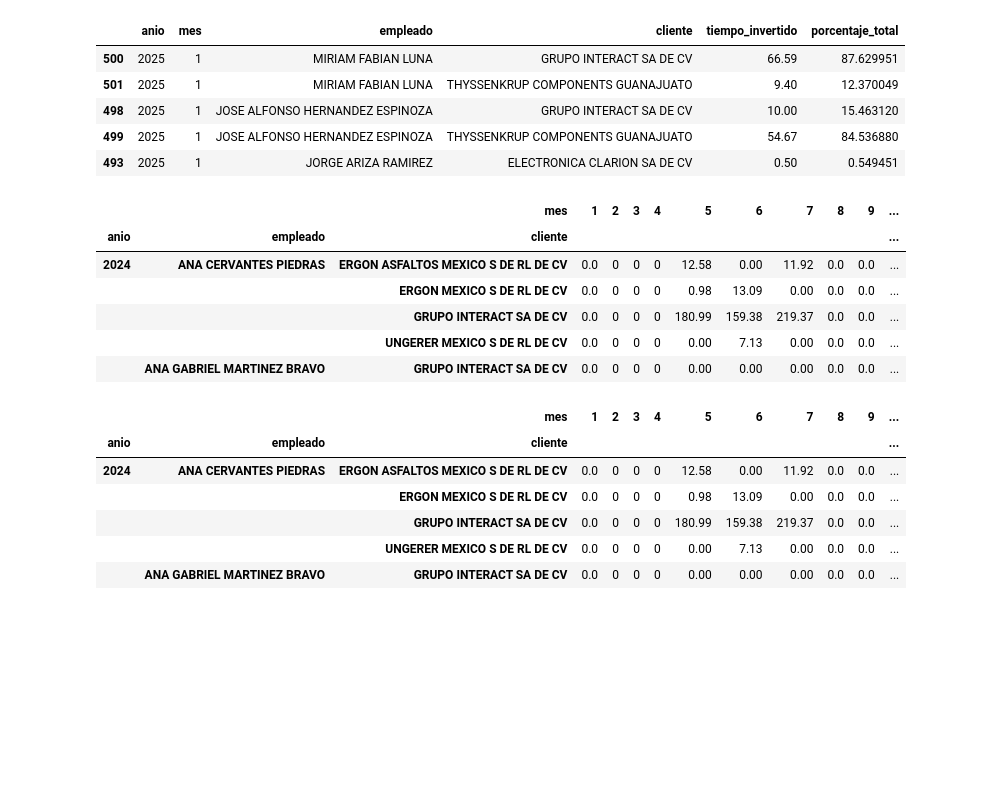
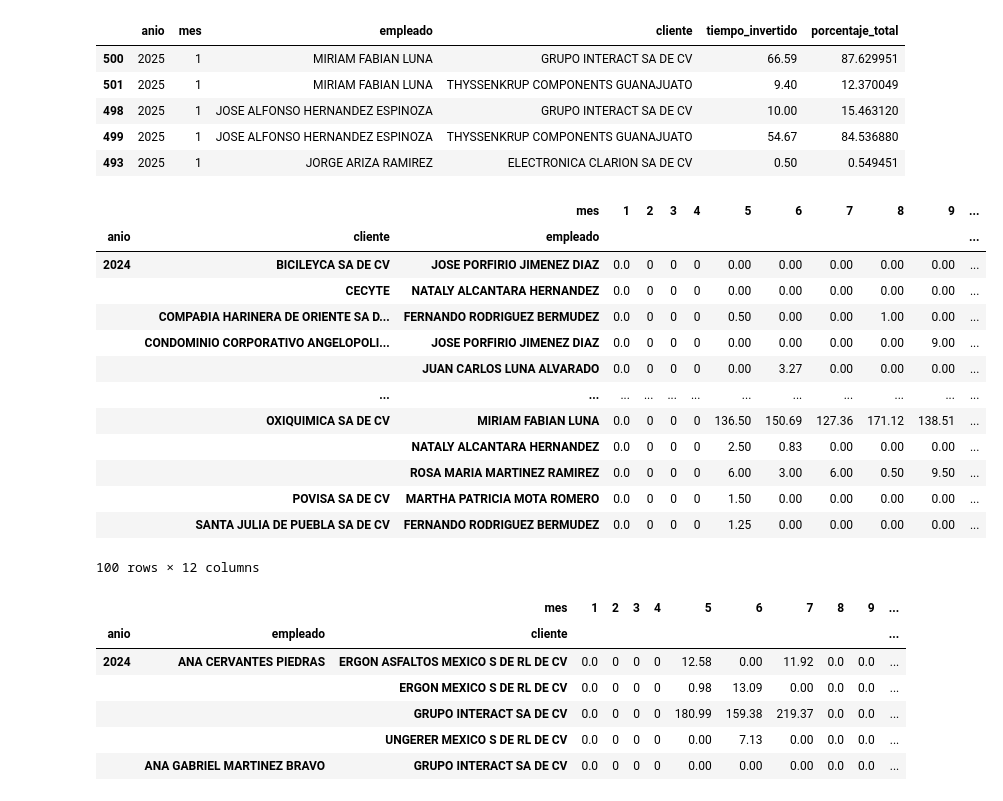
Before and after one commit to devAriza/data_gin_streamlit, a Jupyter notebook: data_analysis.ipynb, the cells around one changed output. Drawn from its saved outputs; the diff is of its cells as text; code cells hidden in the pictures; blank space fills up the shorter version.

```diff
--- a/data_analysis.ipynb
+++ b/data_analysis.ipynb
@@ -309,25 +309,32 @@ resumen.head()
 # %%
 resumen_pivot_empleado = resumen.pivot_table(index=['anio', 'empleado', 'cliente'], columns=['mes'], values='tiempo_invertido', fill_value=0)
 resumen_pivot_empresa = resumen.pivot_table(index=['anio', 'cliente', 'empleado'], columns=['mes'], values='tiempo_invertido', fill_value=0)
 
 
 new_columns = [2, 3, 4]
 for column in new_columns:
     resumen_pivot_empleado[column] = 0
     resumen_pivot_empresa[column] = 0
 
 resumen_pivot_empleado = resumen_pivot_empleado[[1, 2, 3, 4, 5, 6, 7, 8, 9, 10, 11, 12]]
 resumen_pivot_empresa = resumen_pivot_empresa[[1, 2, 3, 4, 5, 6, 7, 8, 9, 10, 11, 12]]
 
-resumen_pivot_empleado.head()
+resumen_pivot_empresa.head(100)
 # %% [output]
 |  |  | mes | 1 | 2 | 3 | 4 | 5 | 6 | 7 | 8 | 9 | ... |
-| anio | empleado | cliente |  |  |  |  |  |  |  |  |  | ... |
-| 2024 | ANA CERVANTES PIEDRAS | ERGON ASFALTOS MEXICO S DE RL DE CV | 0.0 | 0 | 0 | 0 | 12.58 | 0.00 | 11.92 | 0.0 | 0.0 | ... |
-|  |  | ERGON MEXICO S DE RL DE CV | 0.0 | 0 | 0 | 0 | 0.98 | 13.09 | 0.00 | 0.0 | 0.0 | ... |
-|  |  | GRUPO INTERACT SA DE CV | 0.0 | 0 | 0 | 0 | 180.99 | 159.38 | 219.37 | 0.0 | 0.0 | ... |
-|  |  | UNGERER MEXICO S DE RL DE CV | 0.0 | 0 | 0 | 0 | 0.00 | 7.13 | 0.00 | 0.0 | 0.0 | ... |
-|  | ANA GABRIEL MARTINEZ BRAVO | GRUPO INTERACT SA DE CV | 0.0 | 0 | 0 | 0 | 0.00 | 0.00 | 0.00 | 0.0 | 0.0 | ... |
+| anio | cliente | empleado |  |  |  |  |  |  |  |  |  | ... |
+| 2024 | BICILEYCA SA DE CV | JOSE PORFIRIO JIMENEZ DIAZ | 0.0 | 0 | 0 | 0 | 0.00 | 0.00 | 0.00 | 0.00 | 0.00 | ... |
+|  | CECYTE | NATALY ALCANTARA HERNANDEZ | 0.0 | 0 | 0 | 0 | 0.00 | 0.00 | 0.00 | 0.00 | 0.00 | ... |
+|  | COMPAÐIA HARINERA DE ORIENTE SA D... | FERNANDO RODRIGUEZ BERMUDEZ | 0.0 | 0 | 0 | 0 | 0.50 | 0.00 | 0.00 | 1.00 | 0.00 | ... |
+|  | CONDOMINIO CORPORATIVO ANGELOPOLI... | JOSE PORFIRIO JIMENEZ DIAZ | 0.0 | 0 | 0 | 0 | 0.00 | 0.00 | 0.00 | 0.00 | 9.00 | ... |
+|  |  | JUAN CARLOS LUNA ALVARADO | 0.0 | 0 | 0 | 0 | 0.00 | 3.27 | 0.00 | 0.00 | 0.00 | ... |
+|  | ... | ... | ... | ... | ... | ... | ... | ... | ... | ... | ... | ... |
+|  | OXIQUIMICA SA DE CV | MIRIAM FABIAN LUNA | 0.0 | 0 | 0 | 0 | 136.50 | 150.69 | 127.36 | 171.12 | 138.51 | ... |
+|  |  | NATALY ALCANTARA HERNANDEZ | 0.0 | 0 | 0 | 0 | 2.50 | 0.83 | 0.00 | 0.00 | 0.00 | ... |
+|  |  | ROSA MARIA MARTINEZ RAMIREZ | 0.0 | 0 | 0 | 0 | 6.00 | 3.00 | 6.00 | 0.50 | 9.50 | ... |
+|  | POVISA SA DE CV | MARTHA PATRICIA MOTA ROMERO | 0.0 | 0 | 0 | 0 | 1.50 | 0.00 | 0.00 | 0.00 | 0.00 | ... |
+|  | SANTA JULIA DE PUEBLA SA DE CV | FERNANDO RODRIGUEZ BERMUDEZ | 0.0 | 0 | 0 | 0 | 1.25 | 0.00 | 0.00 | 0.00 | 0.00 | ... |
+100 rows × 12 columns
 # %%
 resumen_pivot_empleado.head()
 # %% [output]
```
Also changed, not shown: parts of 1 cell of this notebook, 3 other files.
